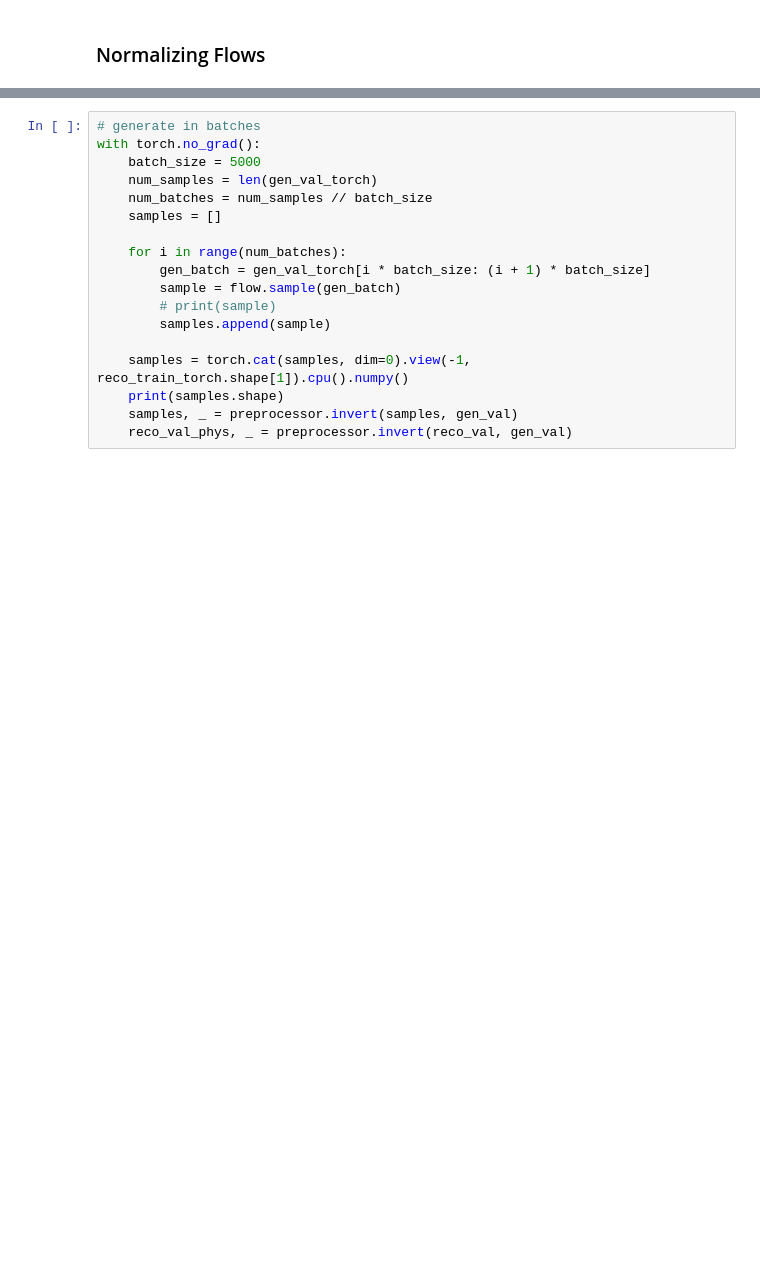
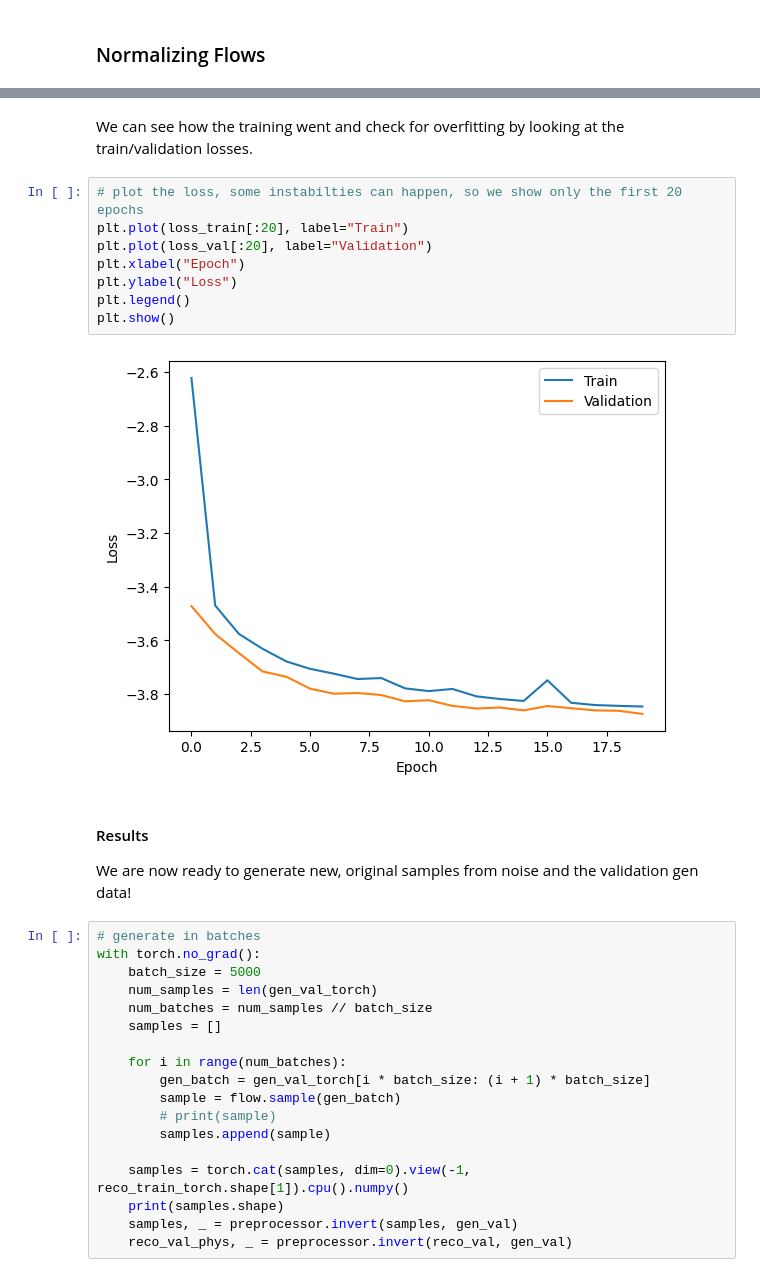
Before and after one commit to francesco-vaselli/iCSC-exercise, a Jupyter notebook: exercise.ipynb, the cells around one changed output, grey strips where cells are left out. Cells and saved outputs as stored; diff of their text form; blank space fills up the shorter version.

```diff
--- a/exercise.ipynb
+++ b/exercise.ipynb
@@ -329,3 +396,19 @@ KeyboardInterrupt:
+# %% [markdown]
+We can see how the training went and check for overfitting by looking at the train/validation losses.
+# %%
+# plot the loss, some instabilties can happen, so we show only the first 20 epochs
+plt.plot(loss_train[:20], label="Train")
+plt.plot(loss_val[:20], label="Validation")
+plt.xlabel("Epoch")
+plt.ylabel("Loss")
+plt.legend()
+plt.show()
+# %% [output]
+[figure, added]
+# %% [markdown]
+#### Results
+
+We are now ready to generate new, original samples from noise and the validation gen data!
 # %%
 # generate in batches
 with torch.no_grad():
```
Also changed, not shown: parts of 41 cells of this notebook, 4 other files.
